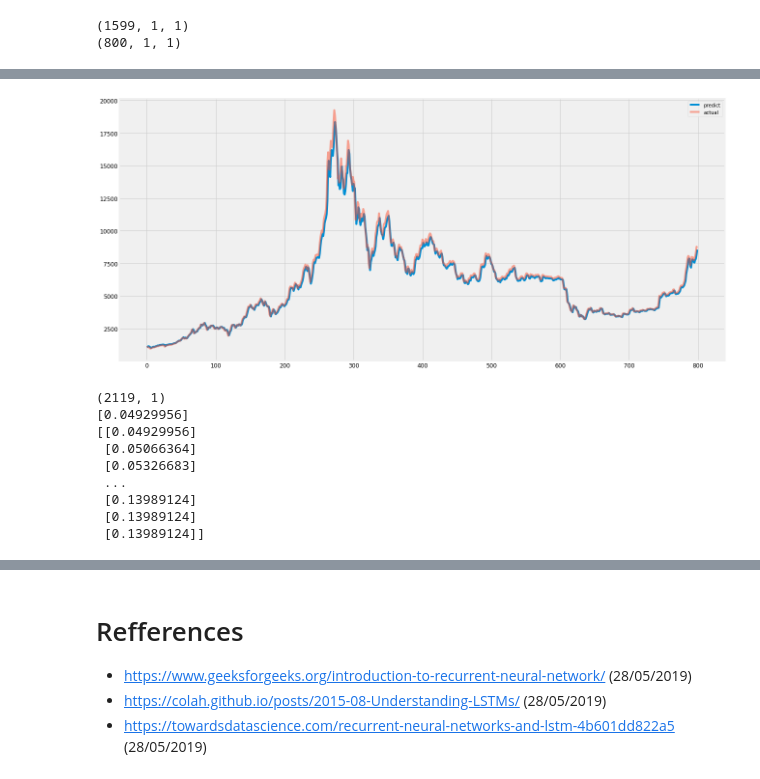
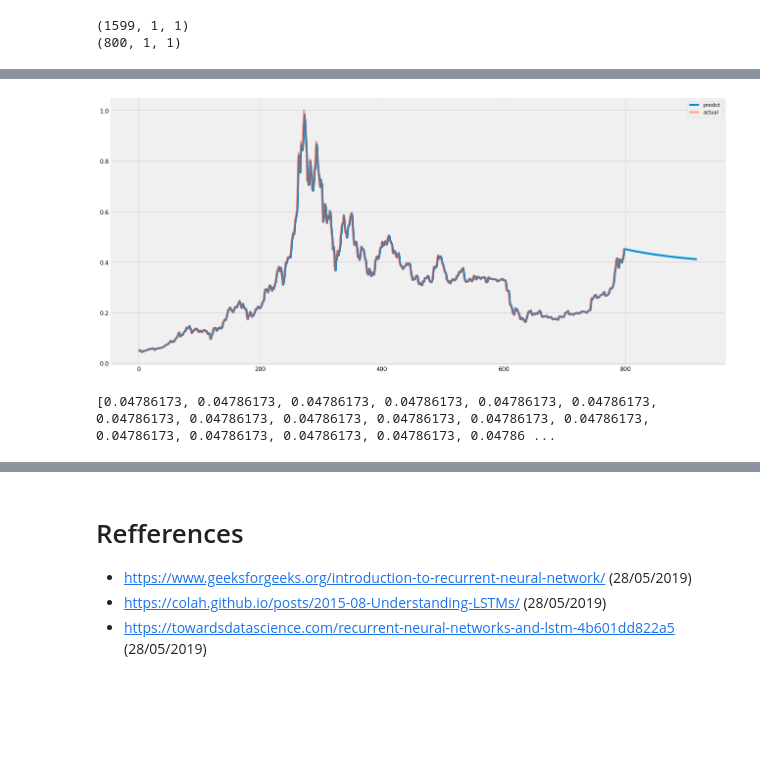
Before and after one commit to tobiaskkd/AI_exam_project, a Jupyter notebook: Exam Project AI - Mikkel Madsen & Tobias Dahl - Bitcoin Prediction.ipynb, the cells around one changed output, grey strips where cells are left out. Cells and saved outputs as stored; diff of their text form; code cells hidden in the pictures; blank space fills up the shorter version.

```diff
--- a/Exam Project AI - Mikkel Madsen & Tobias Dahl - Bitcoin Prediction.ipynb
+++ b/Exam Project AI - Mikkel Madsen & Tobias Dahl - Bitcoin Prediction.ipynb
@@ -477,17 +469,17 @@ print(testX.shape)
 # Initialise the sequential model
 model = Sequential()
 
-# Add the LSTM hidden layer with 100 nodes
+# Add the LSTM hidden layer with 128 nodes
 model.add(CuDNNLSTM(128, input_shape=(trainX.shape[1], trainX.shape[2])))
 
-# Adding a
+# Adding a dropout layer of 0.2 to prevent overfitting.
 model.add(Dropout(0.2))
 
 # Add the output layer
 model.add(Dense(1))
 
 # Compile the model with Mean Absolute Error as the loss factor and ADAM as the optimiser
-model.compile(loss='mae', optimizer='adam', metrics=['accuracy'])
+model.compile(loss='mae', optimizer='adam')
 
 # Fit the model using the training and testing data
 history = model.fit(trainX, trainY, epochs=300, batch_size=100, validation_data=(testX, testY), verbose=1, shuffle=False)
@@ -552,7 +554,22 @@ Test RMSE: 342.027
+# %%
+# Creating a new variable containing the testX values.
+# Just for good measure.
+Xtest = testX
+
+# Predicting the values from Xtest and appending the last preicted value
+# to the set before predicting again
+for i in range(120):
+    future_pred = model.predict(Xtest) # Here yhat is the predicted value from the test set (y_pred)
+
+    y = np.zeros((1,1,1))
+    y[[0]] = future_pred[len(future_pred)-1][0]
+
+    Xtest = np.append(Xtest, y, axis=0)
 # %%
-plt.plot(yhat_inverse, label='predict')
-plt.plot(testY_inverse, label='actual', alpha=0.5)
+plt.plot(future_pred, label='predict')
+plt.plot(testY, label='actual', alpha=0.5)
 plt.legend()
 plt.show()
 # %% [output]
-[figure, old version]
+[figure, new version]
+[0.04786173, 0.04786173, 0.04786173, 0.04786173, 0.04786173, 0.04786173, 0.04786173, 0.04786173, 0.04786173, 0.04786173, 0.04786173, 0.04786173, 0.04786173, 0.04786173, 0.04786173, 0.04786173, 0.04786 ...
@@ -561,32 +575,0 @@ Xtest = testX
-# %%
-x = np.zeros((1,1,1))
-x[[0]] = yhat[len(yhat)-1][0]
-preds = []
-#model.reset_states()
-for i in range(1200):
-    yklat = model.predict(Xtest) # Here yhat is the predicted value from the test set (y_pred)
-    #print(yklat)
-    preds.append(yklat[0][0])
-    #print('X: ', x, ', Y: ', yklat)
-    #print(yklat[len(yklat)-1][0])
-    y = np.zeros((1,1,1))
-    y[[0]] = yklat[len(yklat)-1][0]
-
-    Xtest = np.append(Xtest, y, axis=0)
-    #x[[0]] = yklat[0][0]
-
-    #model.reset_states()
-
-print(yklat.shape)
-print(yklat[0])
-print(yklat)
-# %% [output]
-(2119, 1)
-[0.04929956]
-[[0.04929956]
- [0.05066364]
- [0.05326683]
- ...
- [0.13989124]
- [0.13989124]
- [0.13989124]]
```
Also changed, not shown: parts of 12 cells of this notebook.
